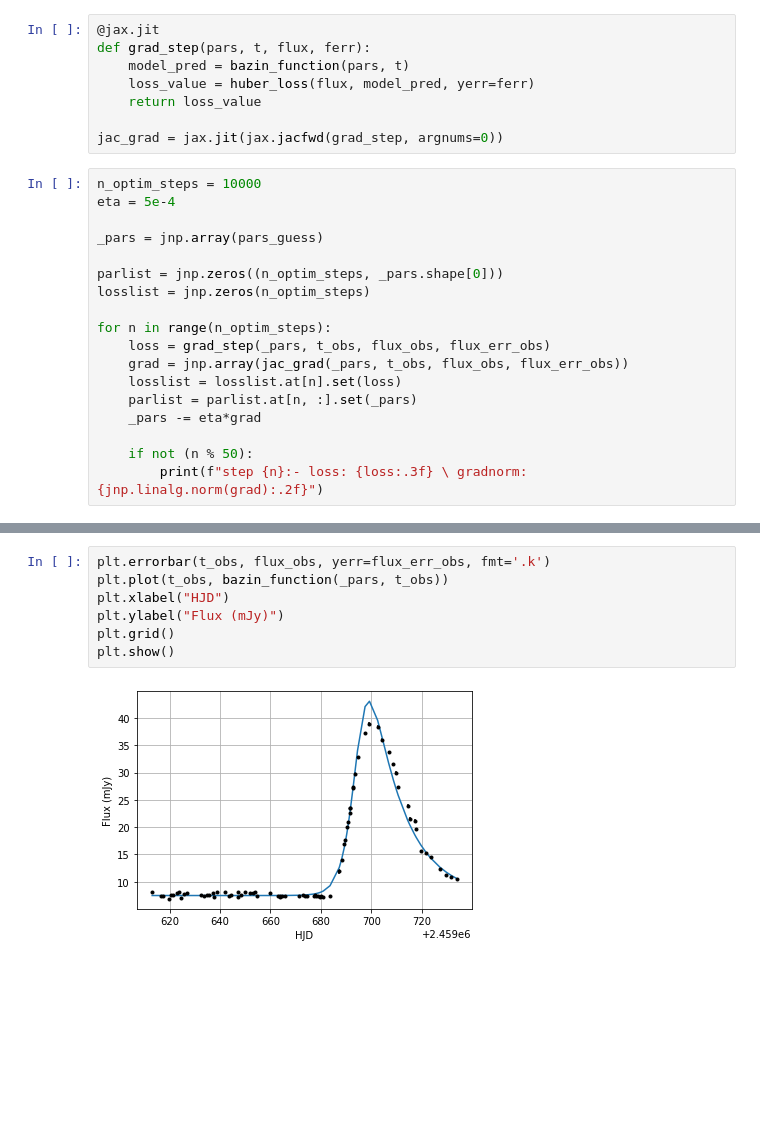
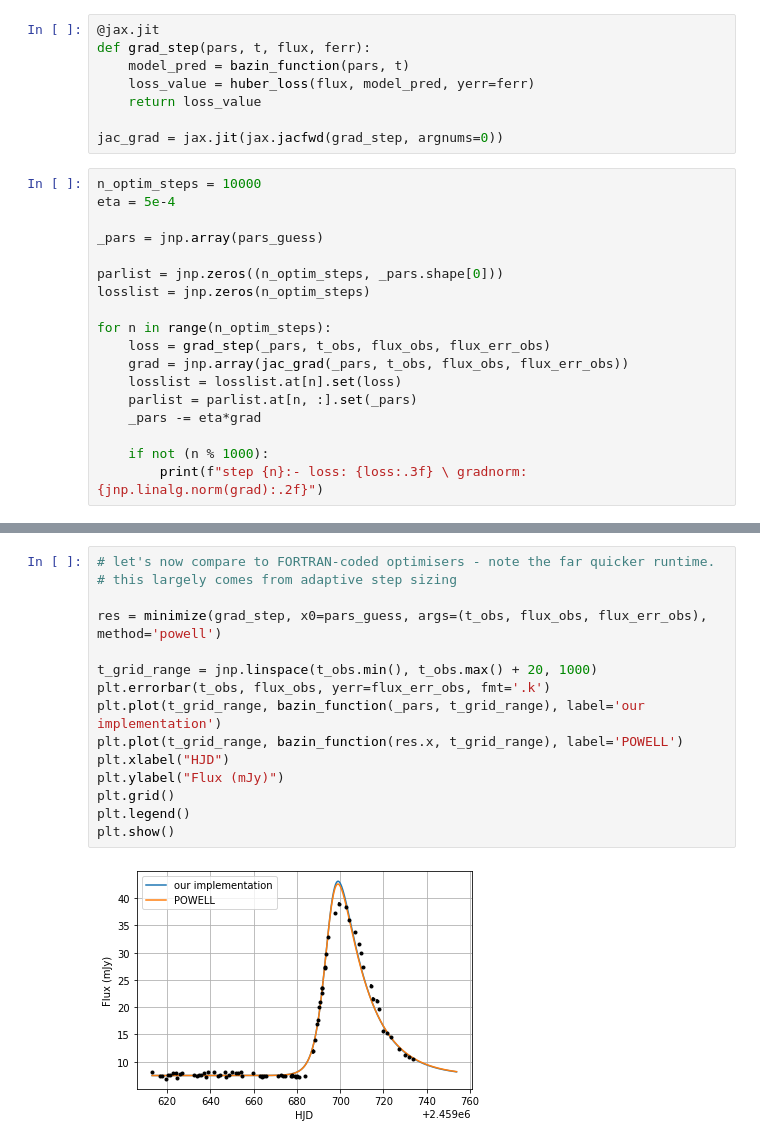
Before and after one commit to raphhbw/WAKE_workshops, a Jupyter notebook: machine_learning/session_01/s1_gradient_descent_full.ipynb, the cells around one changed output, grey strips where cells are left out. Saved outputs shown, nothing was run; the diff lists cells and outputs as text; blank space fills up the shorter version.

Commit message:
Add comparison to `scipy.optimize.minimize` routine

```diff
--- a/machine_learning/session_01/s1_gradient_descent_full.ipynb
+++ b/machine_learning/session_01/s1_gradient_descent_full.ipynb
@@ -152,7 +153,7 @@ for n in range(n_optim_steps):
     parlist = parlist.at[n, :].set(_pars)
     _pars -= eta*grad
 
-    if not (n % 50):
+    if not (n % 1000):
         print(f"step {n}:- loss: {loss:.3f} \ gradnorm: {jnp.linalg.norm(grad):.2f}")
 # %% [output]
 step 0:- loss: 3926.182 \ gradnorm: 3021.95
@@ -175,9 +169,17 @@ step 9950:- loss: 469.034 \ gradnorm: 1.55
-# %%
-plt.errorbar(t_obs, flux_obs, yerr=flux_err_obs, fmt='.k')
-plt.plot(t_obs, bazin_function(_pars, t_obs))
-plt.xlabel("HJD")
-plt.ylabel("Flux (mJy)")
-plt.grid()
-plt.show()
-# %% [output]
-[figure, removed]
+# %%
+# let's now compare to FORTRAN-coded optimisers - note the far quicker runtime.
+# this largely comes from adaptive step sizing
+
+res = minimize(grad_step, x0=pars_guess, args=(t_obs, flux_obs, flux_err_obs), method='powell')
+
+t_grid_range = jnp.linspace(t_obs.min(), t_obs.max() + 20, 1000)
+plt.errorbar(t_obs, flux_obs, yerr=flux_err_obs, fmt='.k')
+plt.plot(t_grid_range, bazin_function(_pars, t_grid_range), label='our implementation')
+plt.plot(t_grid_range, bazin_function(res.x, t_grid_range), label='POWELL')
+plt.xlabel("HJD")
+plt.ylabel("Flux (mJy)")
+plt.grid()
+plt.legend()
+plt.show()
+# %% [output]
+[figure, added]
```
Also changed, not shown: parts of 2 cells of this notebook.
